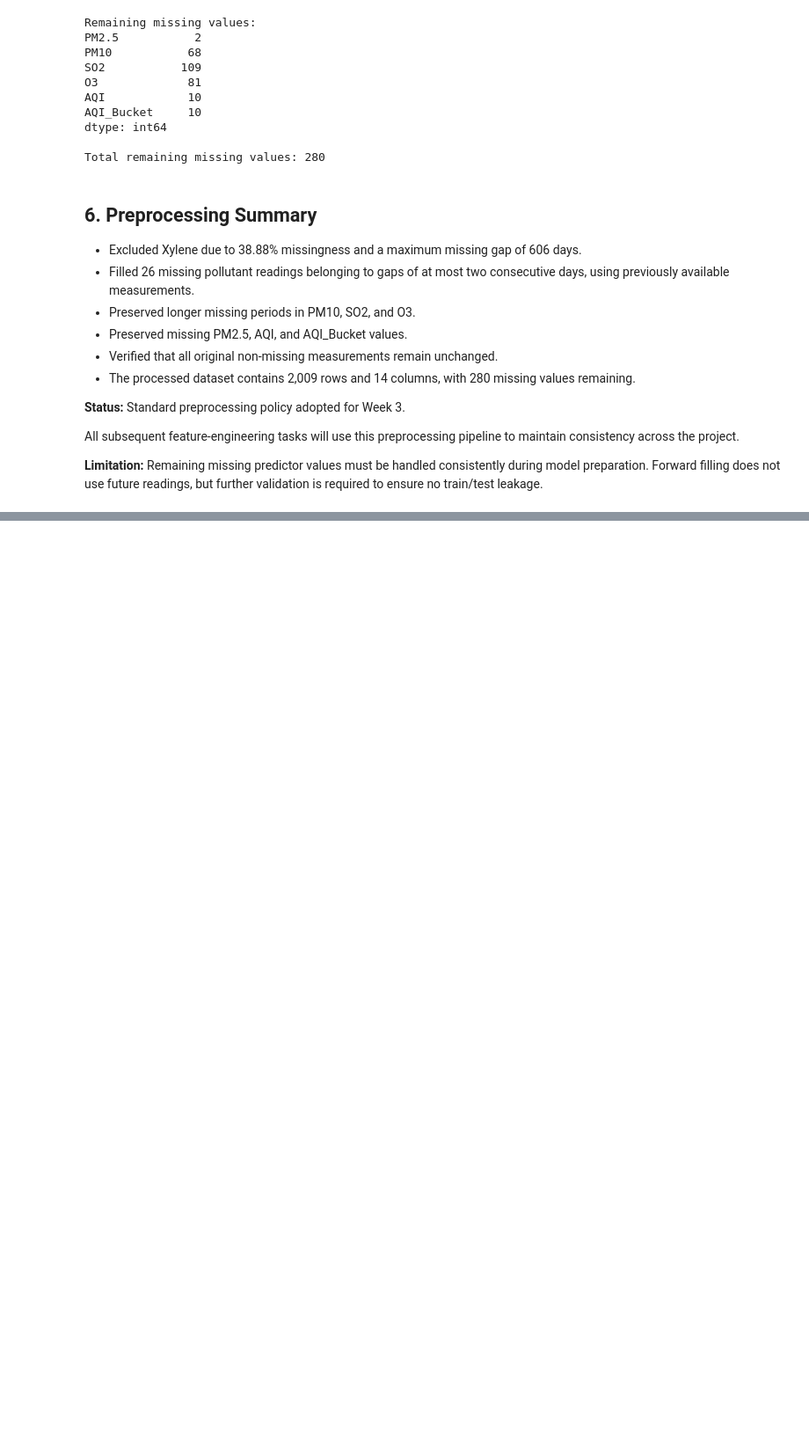
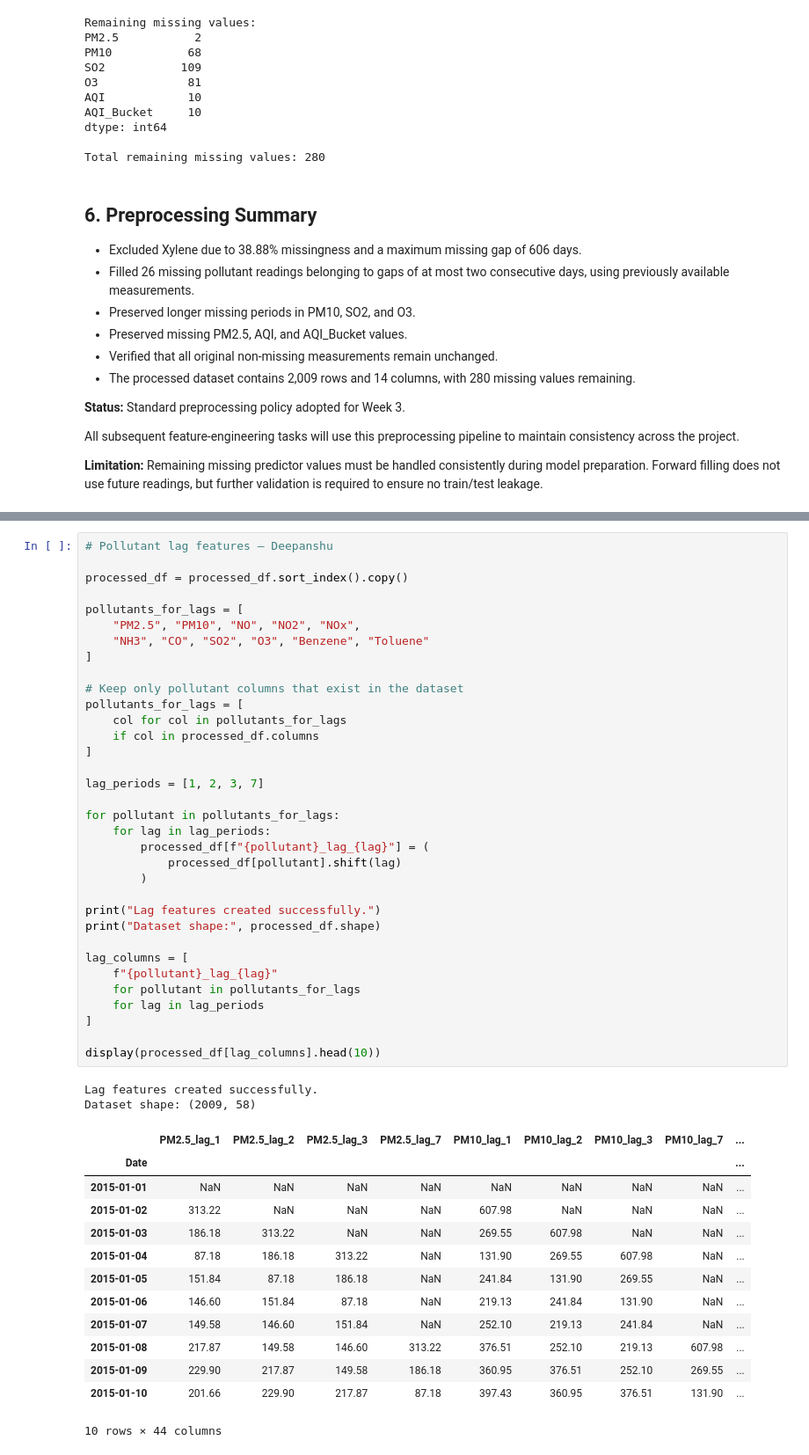
Before and after one commit to ajain347/NextDay-Air-quality-index_predictor, a Jupyter notebook: notebooks/02-preprocessing.ipynb, the cells around one changed output, grey strips where cells are left out. Shown at 88% size. Cells and saved outputs as stored; diff of their text form; blank space fills up the shorter version.

Commit message:
Add pollutant lag features

```diff
--- a/notebooks/02-preprocessing.ipynb
+++ b/notebooks/02-preprocessing.ipynb
@@ -233,0 +238,50 @@ All subsequent feature-engineering tasks will use this preprocessing pipeline to
+# %%
+# Pollutant lag features — Deepanshu
+
+processed_df = processed_df.sort_index().copy()
+
+pollutants_for_lags = [
+    "PM2.5", "PM10", "NO", "NO2", "NOx",
+    "NH3", "CO", "SO2", "O3", "Benzene", "Toluene"
+]
+
+# Keep only pollutant columns that exist in the dataset
+pollutants_for_lags = [
+    col for col in pollutants_for_lags
+    if col in processed_df.columns
+]
+
+lag_periods = [1, 2, 3, 7]
+
+for pollutant in pollutants_for_lags:
+    for lag in lag_periods:
+        processed_df[f"{pollutant}_lag_{lag}"] = (
+            processed_df[pollutant].shift(lag)
+        )
+
+print("Lag features created successfully.")
+print("Dataset shape:", processed_df.shape)
+
+lag_columns = [
+    f"{pollutant}_lag_{lag}"
+    for pollutant in pollutants_for_lags
+    for lag in lag_periods
+]
+
+display(processed_df[lag_columns].head(10))
+# %% [output]
+Lag features created successfully.
+Dataset shape: (2009, 58)
+|  | PM2.5_lag_1 | PM2.5_lag_2 | PM2.5_lag_3 | PM2.5_lag_7 | PM10_lag_1 | PM10_lag_2 | PM10_lag_3 | PM10_lag_7 | ... |
+| Date |  |  |  |  |  |  |  |  | ... |
+| 2015-01-01 | NaN | NaN | NaN | NaN | NaN | NaN | NaN | NaN | ... |
+| 2015-01-02 | 313.22 | NaN | NaN | NaN | 607.98 | NaN | NaN | NaN | ... |
+| 2015-01-03 | 186.18 | 313.22 | NaN | NaN | 269.55 | 607.98 | NaN | NaN | ... |
+| 2015-01-04 | 87.18 | 186.18 | 313.22 | NaN | 131.90 | 269.55 | 607.98 | NaN | ... |
+| 2015-01-05 | 151.84 | 87.18 | 186.18 | NaN | 241.84 | 131.90 | 269.55 | NaN | ... |
+| 2015-01-06 | 146.60 | 151.84 | 87.18 | NaN | 219.13 | 241.84 | 131.90 | NaN | ... |
+| 2015-01-07 | 149.58 | 146.60 | 151.84 | NaN | 252.10 | 219.13 | 241.84 | NaN | ... |
+| 2015-01-08 | 217.87 | 149.58 | 146.60 | 313.22 | 376.51 | 252.10 | 219.13 | 607.98 | ... |
+| 2015-01-09 | 229.90 | 217.87 | 149.58 | 186.18 | 360.95 | 376.51 | 252.10 | 269.55 | ... |
+| 2015-01-10 | 201.66 | 229.90 | 217.87 | 87.18 | 397.43 | 360.95 | 376.51 | 131.90 | ... |
+10 rows × 44 columns
```
Also changed, not shown: parts of 5 cells of this notebook.
